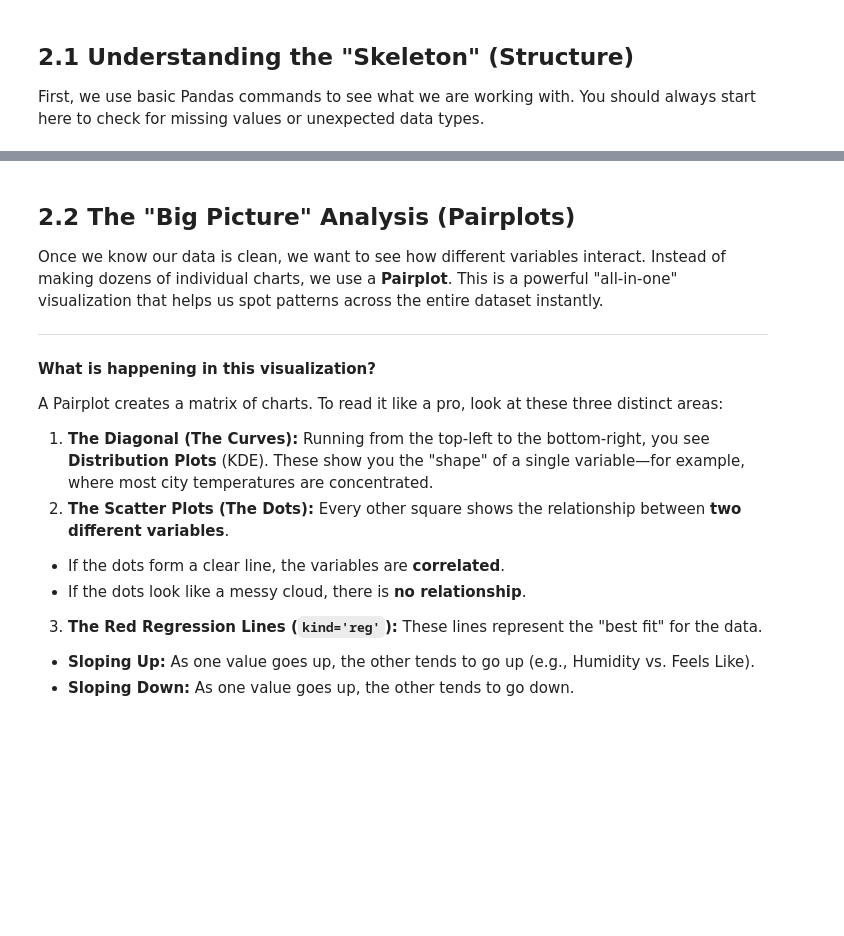
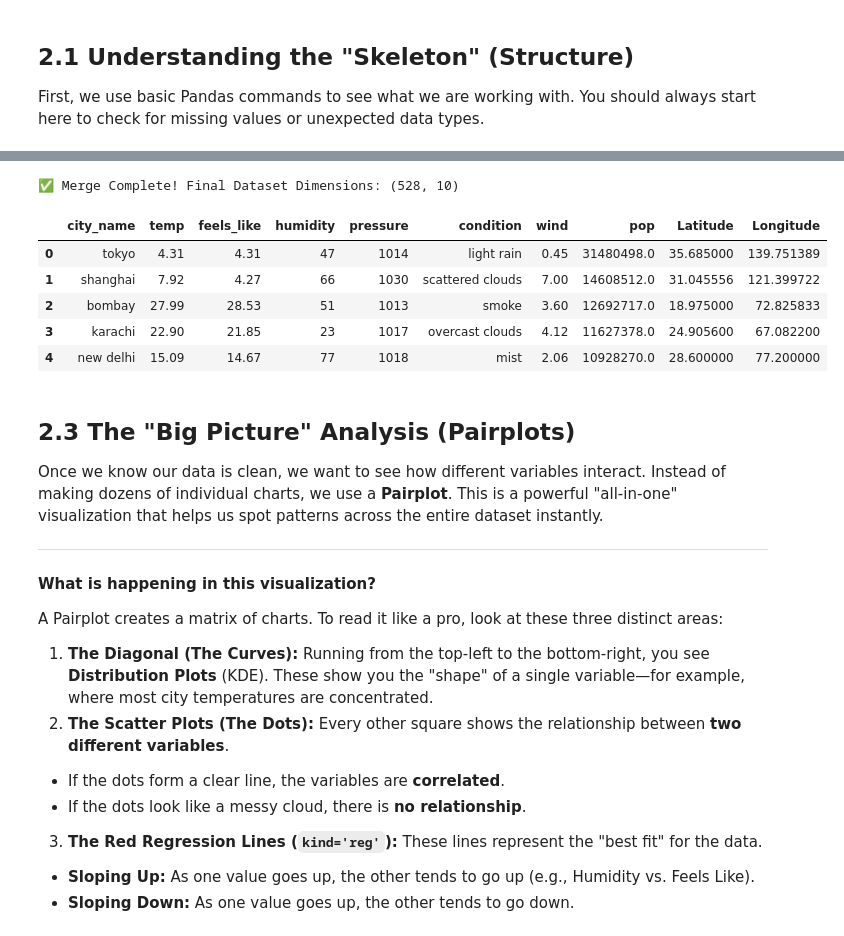
Before and after one commit to LiamDuero03/DS-Society-Project, a Jupyter notebook: 2-Preliminary-EDA/Preliminary-EDA.ipynb, the cells around one changed output, grey strips where cells are left out. Drawn from its saved outputs; the diff is of its cells as text; code cells hidden in the pictures; blank space fills up the shorter version.

```diff
--- a/2-Preliminary-EDA/Preliminary-EDA.ipynb
+++ b/2-Preliminary-EDA/Preliminary-EDA.ipynb
@@ -20,5 +136,36 @@ NameError: name 'master_df' is not defined
+# %%
+# --- THE CORRECTED MERGE STEP ---
+
+# 1. Standardize the keys
+# Use .str.lower().str.strip() to ensure both operations are applied to the text
+raw_data['city_match'] = raw_data['City'].str.lower().str.strip()
+live_weather_df['city_match'] = live_weather_df['city_name'].str.lower().str.strip()
+
+# 2. Perform the Merge
+# Using 'raw_data' (your city list) and 'live_weather_df'
+master_df = pd.merge(
+    live_weather_df,
+    raw_data[['city_match', 'Population', 'Latitude', 'Longitude']],
+    on='city_match',
+    how='inner'
+)
+
+# 3. Clean up
+master_df = master_df.drop(columns=['city_match'])
+master_df = master_df.rename(columns={'Population': 'pop'})
+
+print(f"✅ Merge Complete! Final Dataset Dimensions: {master_df.shape}")
+master_df.head()
+# %% [output]
+✅ Merge Complete! Final Dataset Dimensions: (528, 10)
+|  | city_name | temp | feels_like | humidity | pressure | condition | wind | pop | Latitude | Longitude |
+| 0 | tokyo | 4.31 | 4.31 | 47 | 1014 | light rain | 0.45 | 31480498.0 | 35.685000 | 139.751389 |
+| 1 | shanghai | 7.92 | 4.27 | 66 | 1030 | scattered clouds | 7.00 | 14608512.0 | 31.045556 | 121.399722 |
+| 2 | bombay | 27.99 | 28.53 | 51 | 1013 | smoke | 3.60 | 12692717.0 | 18.975000 | 72.825833 |
+| 3 | karachi | 22.90 | 21.85 | 23 | 1017 | overcast clouds | 4.12 | 11627378.0 | 24.905600 | 67.082200 |
+| 4 | new delhi | 15.09 | 14.67 | 77 | 1018 | mist | 2.06 | 10928270.0 | 28.600000 | 77.200000 |
 # %% [markdown]
-## 2.2 The "Big Picture" Analysis (Pairplots)
+## 2.3 The "Big Picture" Analysis (Pairplots)
 
 Once we know our data is clean, we want to see how different variables interact. Instead of making dozens of individual charts, we use a **Pairplot**. This is a powerful "all-in-one" visualization that helps us spot patterns across the entire dataset instantly.
 
```
Also changed, not shown: parts of 7 cells of this notebook.
